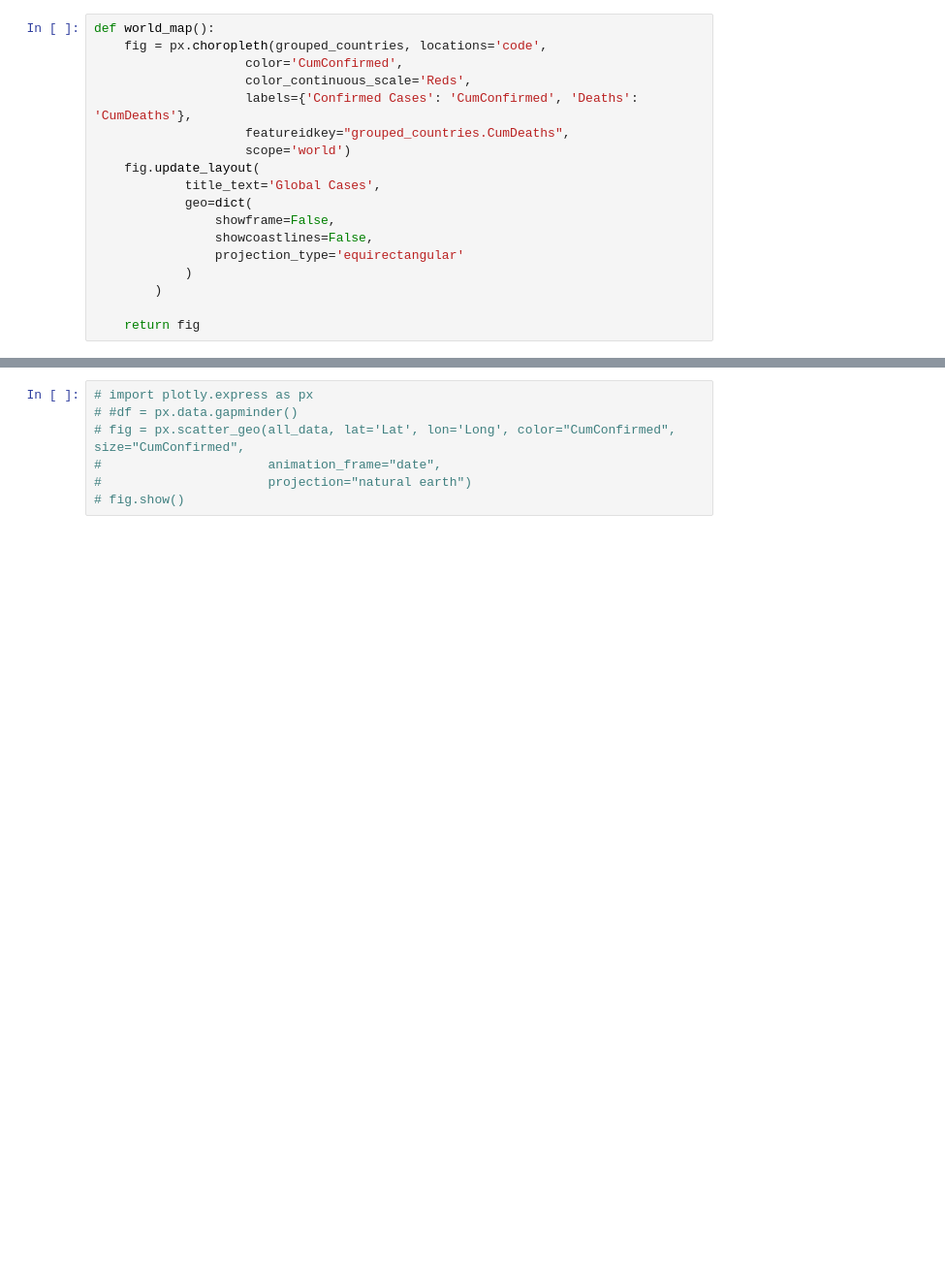
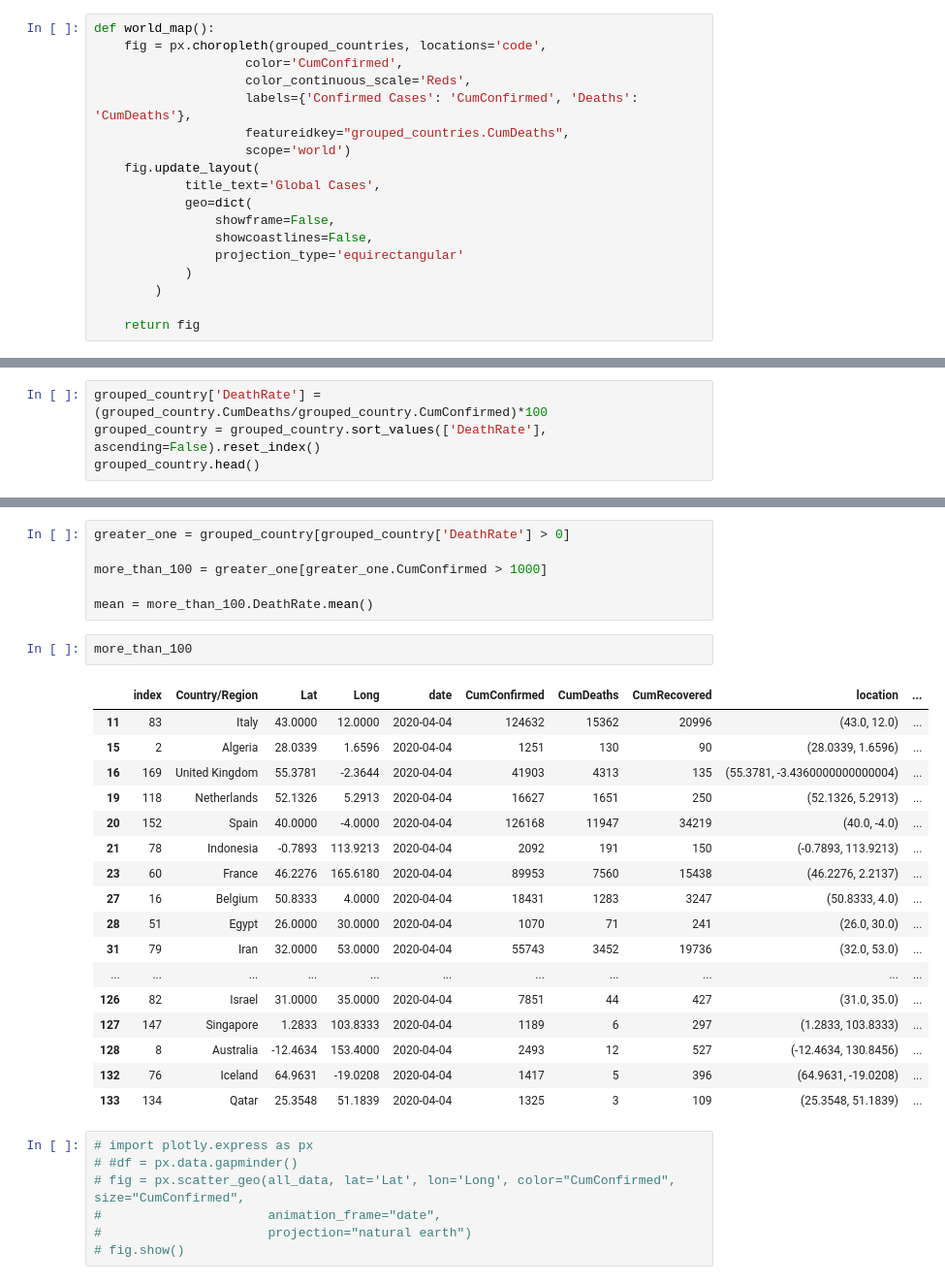
Before and after one commit to tiroger/coronavirus-tracker, a Jupyter notebook: folium_map.ipynb, the cells around one changed output, grey strips where cells are left out. Shown at 97% size. Saved outputs shown, nothing was run; the diff lists cells and outputs as text; blank space fills up the shorter version.

```diff
--- a/folium_map.ipynb
+++ b/folium_map.ipynb
@@ -576,0 +562,4 @@ all_data
+# %%
+grouped_country['DeathRate'] = (grouped_country.CumDeaths/grouped_country.CumConfirmed)*100
+grouped_country = grouped_country.sort_values(['DeathRate'], ascending=False).reset_index()
+grouped_country.head()
@@ -577,3 +573,29 @@ all_data
+# %%
+greater_one = grouped_country[grouped_country['DeathRate'] > 0]
+
+more_than_100 = greater_one[greater_one.CumConfirmed > 1000]
+
+mean = more_than_100.DeathRate.mean()
+# %%
+more_than_100
+# %% [output]
+|  | index | Country/Region | Lat | Long | date | CumConfirmed | CumDeaths | CumRecovered | location | ... |
+| 11 | 83 | Italy | 43.0000 | 12.0000 | 2020-04-04 | 124632 | 15362 | 20996 | (43.0, 12.0) | ... |
+| 15 | 2 | Algeria | 28.0339 | 1.6596 | 2020-04-04 | 1251 | 130 | 90 | (28.0339, 1.6596) | ... |
+| 16 | 169 | United Kingdom | 55.3781 | -2.3644 | 2020-04-04 | 41903 | 4313 | 135 | (55.3781, -3.4360000000000004) | ... |
+| 19 | 118 | Netherlands | 52.1326 | 5.2913 | 2020-04-04 | 16627 | 1651 | 250 | (52.1326, 5.2913) | ... |
+| 20 | 152 | Spain | 40.0000 | -4.0000 | 2020-04-04 | 126168 | 11947 | 34219 | (40.0, -4.0) | ... |
+| 21 | 78 | Indonesia | -0.7893 | 113.9213 | 2020-04-04 | 2092 | 191 | 150 | (-0.7893, 113.9213) | ... |
+| 23 | 60 | France | 46.2276 | 165.6180 | 2020-04-04 | 89953 | 7560 | 15438 | (46.2276, 2.2137) | ... |
+| 27 | 16 | Belgium | 50.8333 | 4.0000 | 2020-04-04 | 18431 | 1283 | 3247 | (50.8333, 4.0) | ... |
+| 28 | 51 | Egypt | 26.0000 | 30.0000 | 2020-04-04 | 1070 | 71 | 241 | (26.0, 30.0) | ... |
+| 31 | 79 | Iran | 32.0000 | 53.0000 | 2020-04-04 | 55743 | 3452 | 19736 | (32.0, 53.0) | ... |
+| ... | ... | ... | ... | ... | ... | ... | ... | ... | ... | ... |
+| 126 | 82 | Israel | 31.0000 | 35.0000 | 2020-04-04 | 7851 | 44 | 427 | (31.0, 35.0) | ... |
+| 127 | 147 | Singapore | 1.2833 | 103.8333 | 2020-04-04 | 1189 | 6 | 297 | (1.2833, 103.8333) | ... |
+| 128 | 8 | Australia | -12.4634 | 153.4000 | 2020-04-04 | 2493 | 12 | 527 | (-12.4634, 130.8456) | ... |
+| 132 | 76 | Iceland | 64.9631 | -19.0208 | 2020-04-04 | 1417 | 5 | 396 | (64.9631, -19.0208) | ... |
+| 133 | 134 | Qatar | 25.3548 | 51.1839 | 2020-04-04 | 1325 | 3 | 109 | (25.3548, 51.1839) | ... |
 # %%
 # import plotly.express as px
 # #df = px.data.gapminder()
```
Also changed, not shown: parts of 17 cells of this notebook, 4 other files.
